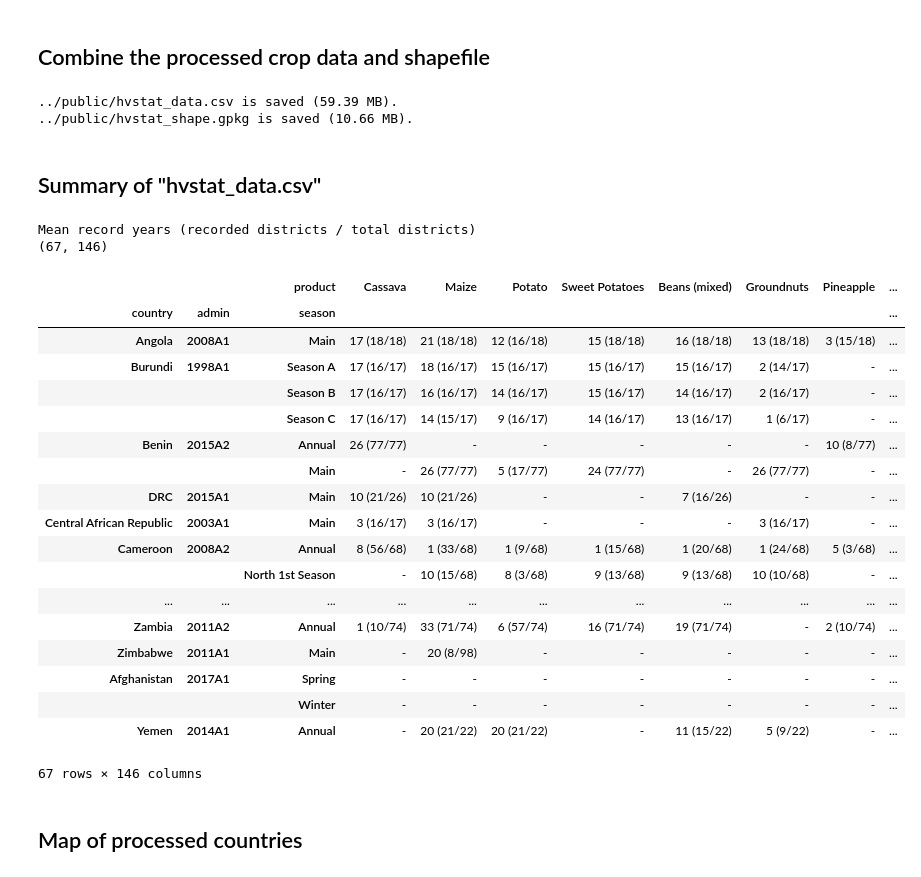
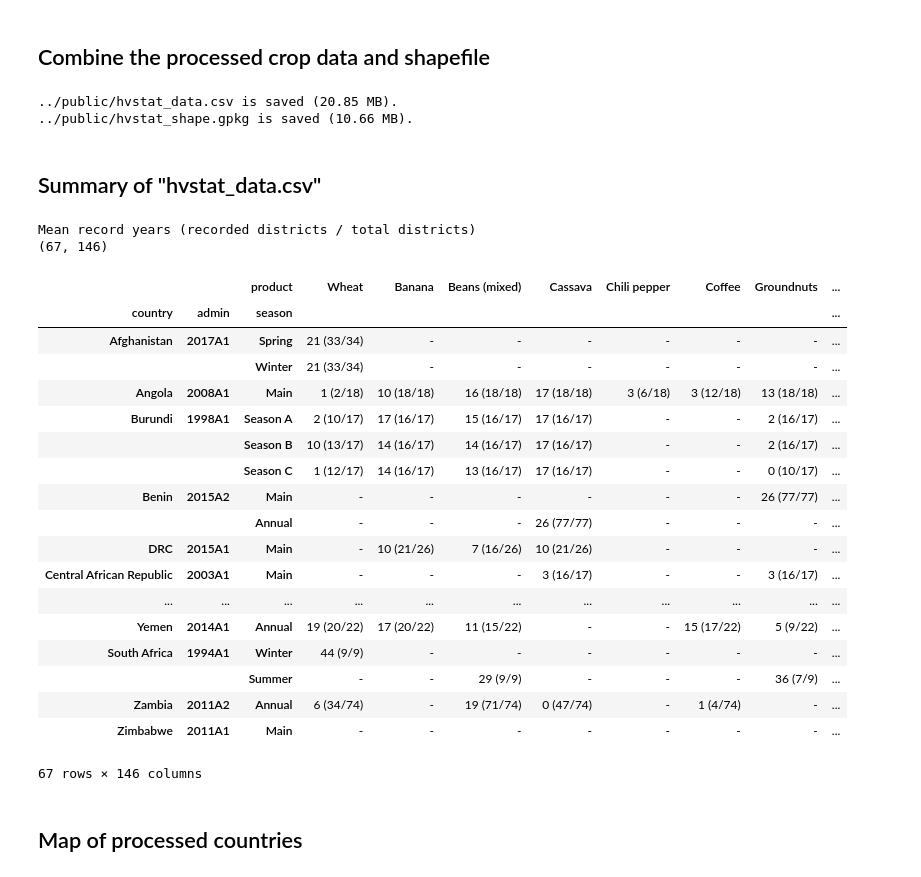
Before and after one commit to HarvestStat/HarvestStat, a Jupyter notebook: notebook/Combine_CropData.ipynb, the cells around one changed output. Drawn from its saved outputs; the diff is of its cells as text; code cells hidden in the pictures.

Commit message:
all check, pivot table, readme

```diff
--- a/notebook/Combine_CropData.ipynb
+++ b/notebook/Combine_CropData.ipynb
@@ -130,6 +136,5 @@ df['country'] = df['country'].replace({'Congo, The Democratic Republic of the':
 # %%
-
-# Merge the shapefiles used to process the crop data
+# Merge the shapefiles ====================================== #
 path_dir = '../data/shapefile/fewsnet/'
 shape_fn_list = []
 # - Asia
@@ -205,73 +210,75 @@ shape = shape[['FNID','ADMIN0','ADMIN1','ADMIN2','geometry']]
 shape = shape.sort_values(by=['FNID']).reset_index(drop=True)
 # Change country_name
 shape['ADMIN0'] = shape['ADMIN0'].replace({'Democratic Republic of the Congo': 'DRC'})
+# =========================================================== #
 
-# Unstable version ------------------------------------------ #
+# Save the data ============================================= #
 fn_out = '../public/hvstat_data.csv'
-df.to_csv(fn_out); print('%s is saved (%.2f MB).' % (fn_out, os.path.getsize(fn_out)/1024**2))
+pivot.to_csv(fn_out, index=False)
+print('%s is saved (%.2f MB).' % (fn_out, os.path.getsize(fn_out)/1024**2))
 fn_out = '../public/hvstat_shape.gpkg'
 shape_simplified = shape.copy()
 shape_simplified.geometry = shape_simplified.geometry.simplify(0.001)
-shape_simplified.to_file(fn_out, driver='GPKG'); print('%s is saved (%.2f MB).' % (fn_out, os.path.getsize(fn_out)/1024**2))
-# ----------------------------------------------------------- #
+shape_simplified.to_file(fn_out, driver='GPKG')
+print('%s is saved (%.2f MB).' % (fn_out, os.path.getsize(fn_out)/1024**2))
+# =========================================================== #
 # %% [output]
-../public/hvstat_data.csv is saved (59.39 MB).
+../public/hvstat_data.csv is saved (20.85 MB).
 ../public/hvstat_shape.gpkg is saved (10.66 MB).
 # %% [markdown]
 ## Summary of "hvstat_data.csv"
 # %%
 shape = gpd.read_file('../public/hvstat_shape.gpkg')
 shape = shape[shape['FNID'].apply(lambda x: x[-2:] != 'A0')].reset_index(drop=True)
-df = pd.read_csv('../public/hvstat_data.csv', index_col=0)
+df = pd.read_csv('../public/hvstat_data.csv')
 df = df.merge(shape[['FNID','ADMIN0','ADMIN1','ADMIN2']], left_on='fnid', right_on='FNID')
 df = df.rename(columns={'ADMIN1':'admin1','ADMIN2':'admin2','season_name':'season'})
-df = df[['fnid','country','admin1','admin2','product','season','harvest_month','harvest_year','indicator','value']]
+df = df[['fnid','country','admin1','admin2','product','season','harvest_month','harvest_year','production']]
 cps = df[['country','product','season']].drop_duplicates().reset_index(drop=True)
 df['admin'] = df['fnid'].apply(lambda x: x[2:8])
 table = pd.DataFrame(
     index=pd.MultiIndex.from_frame(df[['country','admin','season']].drop_duplicates()),
     columns= cps['product'].unique(),
     data = '-'
 ).rename_axis(columns='product')
 for i, (country_name, product_name, season_name) in cps.iterrows():
     fnids_country = shape.loc[shape['ADMIN0'] == country_name, 'FNID']
     sub = df[
         (df['country'] == country_name) &
         (df['product'] == product_name) &
-        (df['season'] == season_name) &
-        (df['indicator'] == 'production')
+        (df['season'] == season_name)
     ]
     if sub.shape[0] > 0:
-        count = sub.pivot_table(index='harvest_year', columns='fnid', values='value', aggfunc='count', fill_value=0)
+        count = sub.pivot_table(index='harvest_year', columns='fnid', values='production', aggfunc='count', fill_value=0)
         mean_count = count.sum().mean()
         string = '%d (%d/%d)' %  (mean_count, count.shape[1], len(fnids_country))
     else:
         string = '-'
     table.loc[pd.IndexSlice[country_name,:,season_name],product_name] = string
 print('Mean record years (recorded districts / total districts)')
 print(table.shape)
 table
 # %% [output]
 Mean record years (recorded districts / total districts)
 (67, 146)
-|  |  | product | Cassava | Maize | Potato | Sweet Potatoes | Beans (mixed) | Groundnuts | Pineapple | ... |
+|  |  | product | Wheat | Banana | Beans (mixed) | Cassava | Chili pepper | Coffee | Groundnuts | ... |
 | country | admin | season |  |  |  |  |  |  |  | ... |
-| Angola | 2008A1 | Main | 17 (18/18) | 21 (18/18) | 12 (16/18) | 15 (18/18) | 16 (18/18) | 13 (18/18) | 3 (15/18) | ... |
-| Burundi | 1998A1 | Season A | 17 (16/17) | 18 (16/17) | 15 (16/17) | 15 (16/17) | 15 (16/17) | 2 (14/17) | - | ... |
-|  |  | Season B | 17 (16/17) | 16 (16/17) | 14 (16/17) | 15 (16/17) | 14 (16/17) | 2 (16/17) | - | ... |
-|  |  | Season C | 17 (16/17) | 14 (15/17) | 9 (16/17) | 14 (16/17) | 13 (16/17) | 1 (6/17) | - | ... |
-| Benin | 2015A2 | Annual | 26 (77/77) | - | - | - | - | - | 10 (8/77) | ... |
-|  |  | Main | - | 26 (77/77) | 5 (17/77) | 24 (77/77) | - | 26 (77/77) | - | ... |
-| DRC | 2015A1 | Main | 10 (21/26) | 10 (21/26) | - | - | 7 (16/26) | - | - | ... |
-| Central African Republic | 2003A1 | Main | 3 (16/17) | 3 (16/17) | - | - | - | 3 (16/17) | - | ... |
-| Cameroon | 2008A2 | Annual | 8 (56/68) | 1 (33/68) | 1 (9/68) | 1 (15/68) | 1 (20/68) | 1 (24/68) | 5 (3/68) | ... |
-|  |  | North 1st Season | - | 10 (15/68) | 8 (3/68) | 9 (13/68) | 9 (13/68) | 10 (10/68) | - | ... |
+| Afghanistan | 2017A1 | Spring | 21 (33/34) | - | - | - | - | - | - | ... |
+|  |  | Winter | 21 (33/34) | - | - | - | - | - | - | ... |
+| Angola | 2008A1 | Main | 1 (2/18) | 10 (18/18) | 16 (18/18) | 17 (18/18) | 3 (6/18) | 3 (12/18) | 13 (18/18) | ... |
+| Burundi | 1998A1 | Season A | 2 (10/17) | 17 (16/17) | 15 (16/17) | 17 (16/17) | - | - | 2 (16/17) | ... |
+|  |  | Season B | 10 (13/17) | 14 (16/17) | 14 (16/17) | 17 (16/17) | - | - | 2 (16/17) | ... |
+|  |  | Season C | 1 (12/17) | 14 (16/17) | 13 (16/17) | 17 (16/17) | - | - | 0 (10/17) | ... |
+| Benin | 2015A2 | Main | - | - | - | - | - | - | 26 (77/77) | ... |
+|  |  | Annual | - | - | - | 26 (77/77) | - | - | - | ... |
+| DRC | 2015A1 | Main | - | 10 (21/26) | 7 (16/26) | 10 (21/26) | - | - | - | ... |
+| Central African Republic | 2003A1 | Main | - | - | - | 3 (16/17) | - | - | 3 (16/17) | ... |
 | ... | ... | ... | ... | ... | ... | ... | ... | ... | ... | ... |
-| Zambia | 2011A2 | Annual | 1 (10/74) | 33 (71/74) | 6 (57/74) | 16 (71/74) | 19 (71/74) | - | 2 (10/74) | ... |
-| Zimbabwe | 2011A1 | Main | - | 20 (8/98) | - | - | - | - | - | ... |
-| Afghanistan | 2017A1 | Spring | - | - | - | - | - | - | - | ... |
-|  |  | Winter | - | - | - | - | - | - | - | ... |
-| Yemen | 2014A1 | Annual | - | 20 (21/22) | 20 (21/22) | - | 11 (15/22) | 5 (9/22) | - | ... |
+| Yemen | 2014A1 | Annual | 19 (20/22) | 17 (20/22) | 11 (15/22) | - | - | 15 (17/22) | 5 (9/22) | ... |
+| South Africa | 1994A1 | Winter | 44 (9/9) | - | - | - | - | - | - | ... |
+|  |  | Summer | - | - | 29 (9/9) | - | - | - | 36 (7/9) | ... |
+| Zambia | 2011A2 | Annual | 6 (34/74) | - | 19 (71/74) | 0 (47/74) | - | 1 (4/74) | - | ... |
+| Zimbabwe | 2011A1 | Main | - | - | - | - | - | - | - | ... |
 67 rows × 146 columns
 # %% [markdown]
 ## Map of processed countries
```
Also changed, not shown: parts of 3 cells of this notebook, 11 other files.
